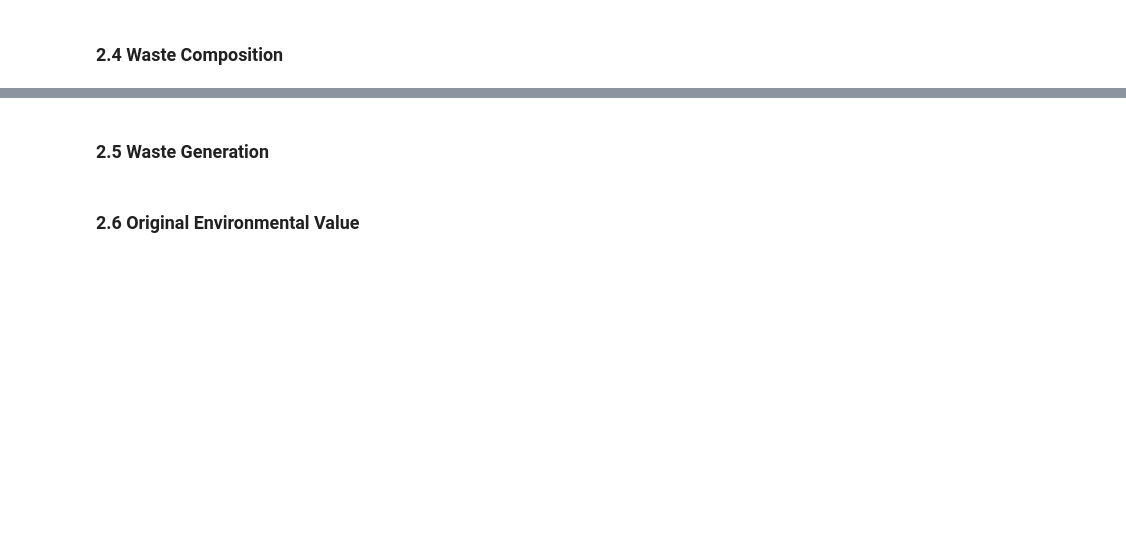
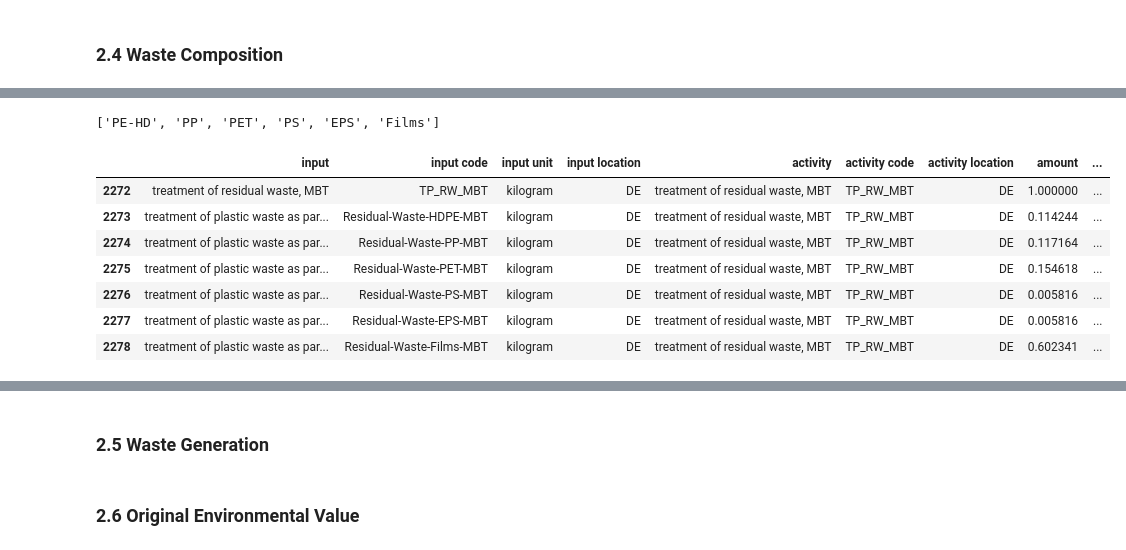
Before and after one commit to SarahSchmidt94/MoEWe, a Jupyter notebook: MoEWe.ipynb, the cells around one changed output, grey strips where cells are left out. Drawn from its saved outputs; the diff is of its cells as text; code cells hidden in the pictures; blank space fills up the shorter version.

```diff
--- a/MoEWe.ipynb
+++ b/MoEWe.ipynb
@@ -1021,3 +1064,18 @@ for s in scenarios:
+# %%
+material_codes
+# %% [output]
+['PE-HD', 'PP', 'PET', 'PS', 'EPS', 'Films']
+# %%
+sub_df
+# %% [output]
+|  | input | input code | input unit | input location | activity | activity code | activity location | amount | ... |
+| 2272 | treatment of residual waste, MBT | TP_RW_MBT | kilogram | DE | treatment of residual waste, MBT | TP_RW_MBT | DE | 1.000000 | ... |
+| 2273 | treatment of plastic waste as par... | Residual-Waste-HDPE-MBT | kilogram | DE | treatment of residual waste, MBT | TP_RW_MBT | DE | 0.114244 | ... |
+| 2274 | treatment of plastic waste as par... | Residual-Waste-PP-MBT | kilogram | DE | treatment of residual waste, MBT | TP_RW_MBT | DE | 0.117164 | ... |
+| 2275 | treatment of plastic waste as par... | Residual-Waste-PET-MBT | kilogram | DE | treatment of residual waste, MBT | TP_RW_MBT | DE | 0.154618 | ... |
+| 2276 | treatment of plastic waste as par... | Residual-Waste-PS-MBT | kilogram | DE | treatment of residual waste, MBT | TP_RW_MBT | DE | 0.005816 | ... |
+| 2277 | treatment of plastic waste as par... | Residual-Waste-EPS-MBT | kilogram | DE | treatment of residual waste, MBT | TP_RW_MBT | DE | 0.005816 | ... |
+| 2278 | treatment of plastic waste as par... | Residual-Waste-Films-MBT | kilogram | DE | treatment of residual waste, MBT | TP_RW_MBT | DE | 0.602341 | ... |
 # %%
 Waste_Comp={}
 
```
Also changed, not shown: parts of 158 cells of this notebook.
